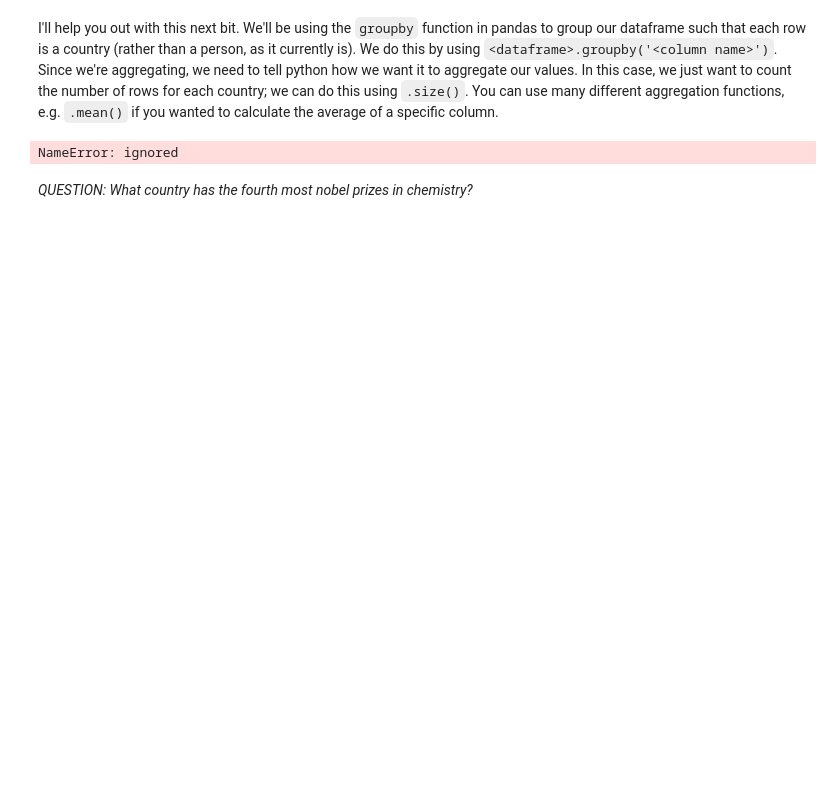
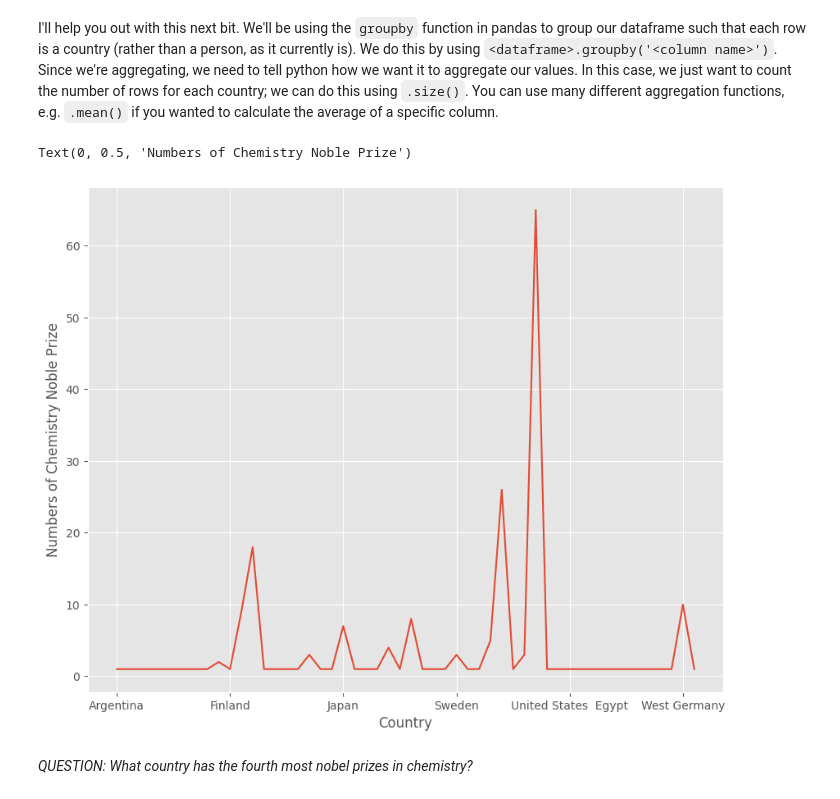
Before and after one commit to XuanjingWang/QM2, a Jupyter notebook: notebooks/W02. Pandas.ipynb, the cells around one changed output. Cells and saved outputs as stored; diff of their text form; code cells hidden in the pictures; blank space fills up the shorter version.

```diff
--- a/notebooks/W02. Pandas.ipynb
+++ b/notebooks/W02. Pandas.ipynb
@@ -564,14 +556,28 @@ Text(0, 0.5, 'Numbers of Chemistry Noble Prize')
 # %% [markdown]
 I'll help you out with this next bit. We'll be using the `groupby` function in pandas to group our dataframe such that each row is a country (rather than a person, as it currently is). We do this by using `<dataframe>.groupby('<column name>')`. Since we're aggregating, we need to tell python how we want it to aggregate our values. In this case, we just want to count the number of rows for each country; we can do this using `.size()`. You can use many different aggregation functions, e.g. `.mean()` if you wanted to calculate the average of a specific column.
 # %%
+
+
 # here, we're creating a new dataframe called 'country' in which each row is a country, and the values represent the number of nobel laureates.
 countries=chem.groupby('Country[B]').size()
 
 #now let's sort it in descending order
 countries.sort_values(ascending=False)
 
 # finally, plot the top 10 countries
+
+clean = countries
+clean.head()
+countries=clean.replace(',', '', regex=True)
+clean.sort_values(ascending=False)
+clean = clean.replace('-', 'NaN', regex=True).astype('float')
+clean.head()
+clean.plot()
+plt.title('')
+plt.xlabel('Country')
+plt.ylabel('Numbers of Chemistry Noble Prize')
 # %% [output]
-NameError: ignored
+Text(0, 0.5, 'Numbers of Chemistry Noble Prize')
+[figure, added]
 # %% [markdown]
 *QUESTION: What country has the fourth most nobel prizes in chemistry?*
```
Also changed, not shown: parts of 2 cells of this notebook.
